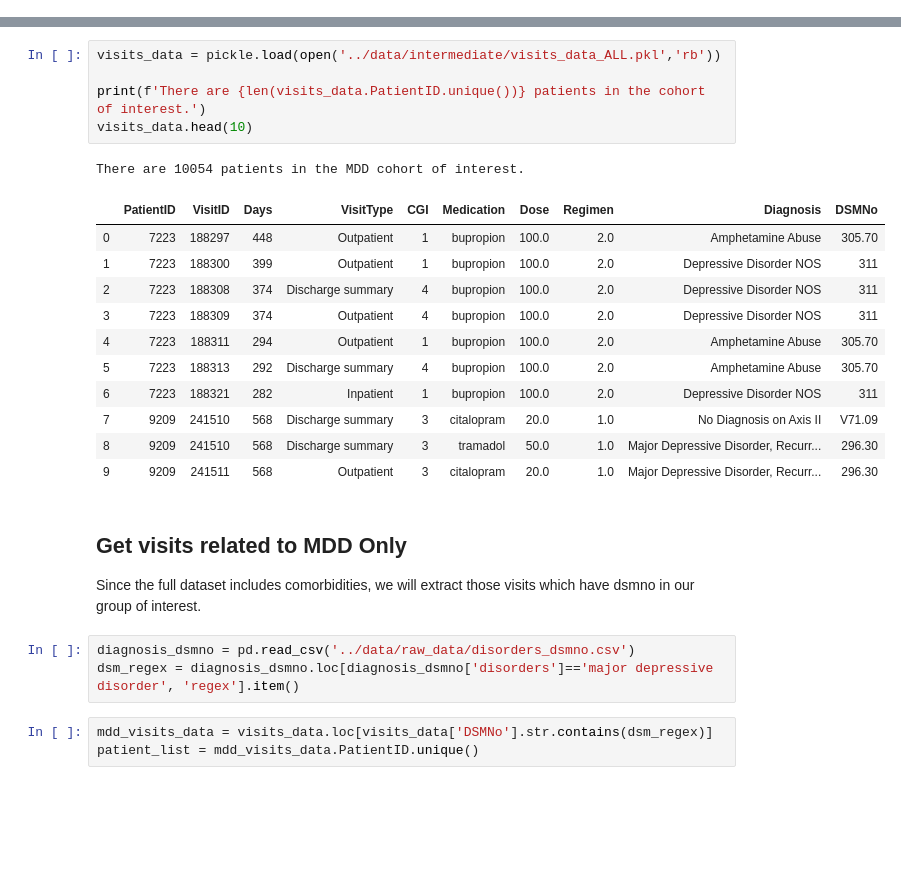
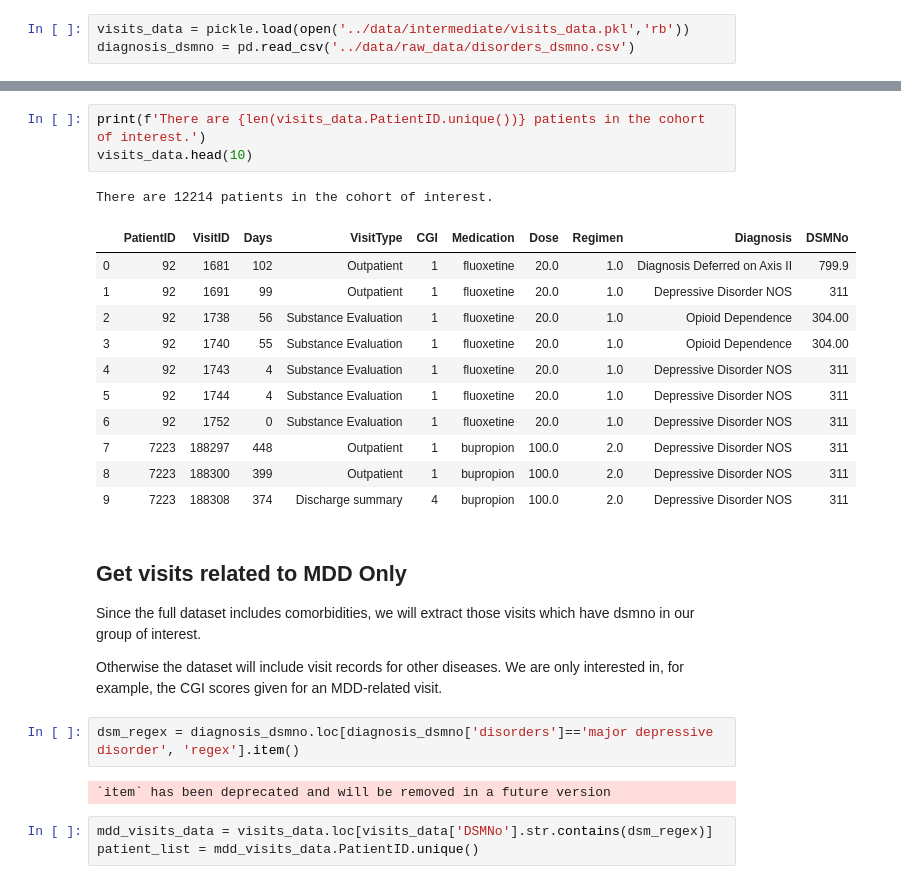
Before and after one commit to geraldinepyh/VDL, a Jupyter notebook: src/Queries.ipynb, the cells around one changed output, grey strips where cells are left out. Saved outputs shown, nothing was run; the diff lists cells and outputs as text; blank space fills up the shorter version.

```diff
--- a/src/Queries.ipynb
+++ b/src/Queries.ipynb
@@ -16,0 +24,3 @@ import statistics
+# %%
+visits_data = pickle.load(open('../data/intermediate/visits_data.pkl','rb'))
+diagnosis_dsmno = pd.read_csv('../data/raw_data/disorders_dsmno.csv')
@@ -17,27 +35,29 @@ import statistics
 # %%
-visits_data = pickle.load(open('../data/intermediate/visits_data_ALL.pkl','rb'))
-
 print(f'There are {len(visits_data.PatientID.unique())} patients in the cohort of interest.')
 visits_data.head(10)
 # %% [output]
-There are 10054 patients in the MDD cohort of interest.
+There are 12214 patients in the cohort of interest.
 |  | PatientID | VisitID | Days | VisitType | CGI | Medication | Dose | Regimen | Diagnosis | DSMNo |
-| 0 | 7223 | 188297 | 448 | Outpatient | 1 | bupropion | 100.0 | 2.0 | Amphetamine Abuse | 305.70 |
-| 1 | 7223 | 188300 | 399 | Outpatient | 1 | bupropion | 100.0 | 2.0 | Depressive Disorder NOS | 311 |
-| 2 | 7223 | 188308 | 374 | Discharge summary | 4 | bupropion | 100.0 | 2.0 | Depressive Disorder NOS | 311 |
-| 3 | 7223 | 188309 | 374 | Outpatient | 4 | bupropion | 100.0 | 2.0 | Depressive Disorder NOS | 311 |
-| 4 | 7223 | 188311 | 294 | Outpatient | 1 | bupropion | 100.0 | 2.0 | Amphetamine Abuse | 305.70 |
-| 5 | 7223 | 188313 | 292 | Discharge summary | 4 | bupropion | 100.0 | 2.0 | Amphetamine Abuse | 305.70 |
-| 6 | 7223 | 188321 | 282 | Inpatient | 1 | bupropion | 100.0 | 2.0 | Depressive Disorder NOS | 311 |
-| 7 | 9209 | 241510 | 568 | Discharge summary | 3 | citalopram | 20.0 | 1.0 | No Diagnosis on Axis II | V71.09 |
-| 8 | 9209 | 241510 | 568 | Discharge summary | 3 | tramadol | 50.0 | 1.0 | Major Depressive Disorder, Recurr... | 296.30 |
-| 9 | 9209 | 241511 | 568 | Outpatient | 3 | citalopram | 20.0 | 1.0 | Major Depressive Disorder, Recurr... | 296.30 |
+| 0 | 92 | 1681 | 102 | Outpatient | 1 | fluoxetine | 20.0 | 1.0 | Diagnosis Deferred on Axis II | 799.9 |
+| 1 | 92 | 1691 | 99 | Outpatient | 1 | fluoxetine | 20.0 | 1.0 | Depressive Disorder NOS | 311 |
+| 2 | 92 | 1738 | 56 | Substance Evaluation | 1 | fluoxetine | 20.0 | 1.0 | Opioid Dependence | 304.00 |
+| 3 | 92 | 1740 | 55 | Substance Evaluation | 1 | fluoxetine | 20.0 | 1.0 | Opioid Dependence | 304.00 |
+| 4 | 92 | 1743 | 4 | Substance Evaluation | 1 | fluoxetine | 20.0 | 1.0 | Depressive Disorder NOS | 311 |
+| 5 | 92 | 1744 | 4 | Substance Evaluation | 1 | fluoxetine | 20.0 | 1.0 | Depressive Disorder NOS | 311 |
+| 6 | 92 | 1752 | 0 | Substance Evaluation | 1 | fluoxetine | 20.0 | 1.0 | Depressive Disorder NOS | 311 |
+| 7 | 7223 | 188297 | 448 | Outpatient | 1 | bupropion | 100.0 | 2.0 | Depressive Disorder NOS | 311 |
+| 8 | 7223 | 188300 | 399 | Outpatient | 1 | bupropion | 100.0 | 2.0 | Depressive Disorder NOS | 311 |
+| 9 | 7223 | 188308 | 374 | Discharge summary | 4 | bupropion | 100.0 | 2.0 | Depressive Disorder NOS | 311 |
 # %% [markdown]
 ## Get visits related to MDD Only
+
 Since the full dataset includes comorbidities, we will extract those visits which have dsmno in our group of interest.
+
+Otherwise the dataset will include visit records for other diseases. We are only interested in, for example, the CGI scores given for an MDD-related visit.
 # %%
-diagnosis_dsmno = pd.read_csv('../data/raw_data/disorders_dsmno.csv')
 dsm_regex = diagnosis_dsmno.loc[diagnosis_dsmno['disorders']=='major depressive disorder', 'regex'].item()
+# %% [output]
+`item` has been deprecated and will be removed in a future version
 # %%
 mdd_visits_data = visits_data.loc[visits_data['DSMNo'].str.contains(dsm_regex)]
 patient_list = mdd_visits_data.PatientID.unique()
```
Also changed, not shown: parts of 81 cells of this notebook, 2 other files.
